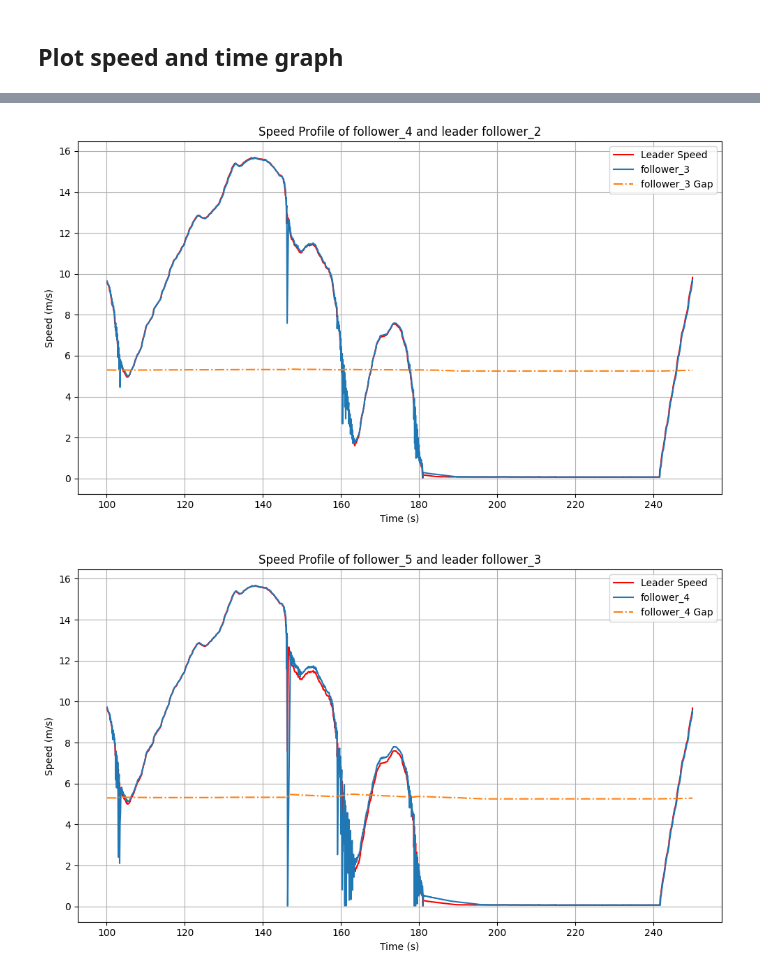
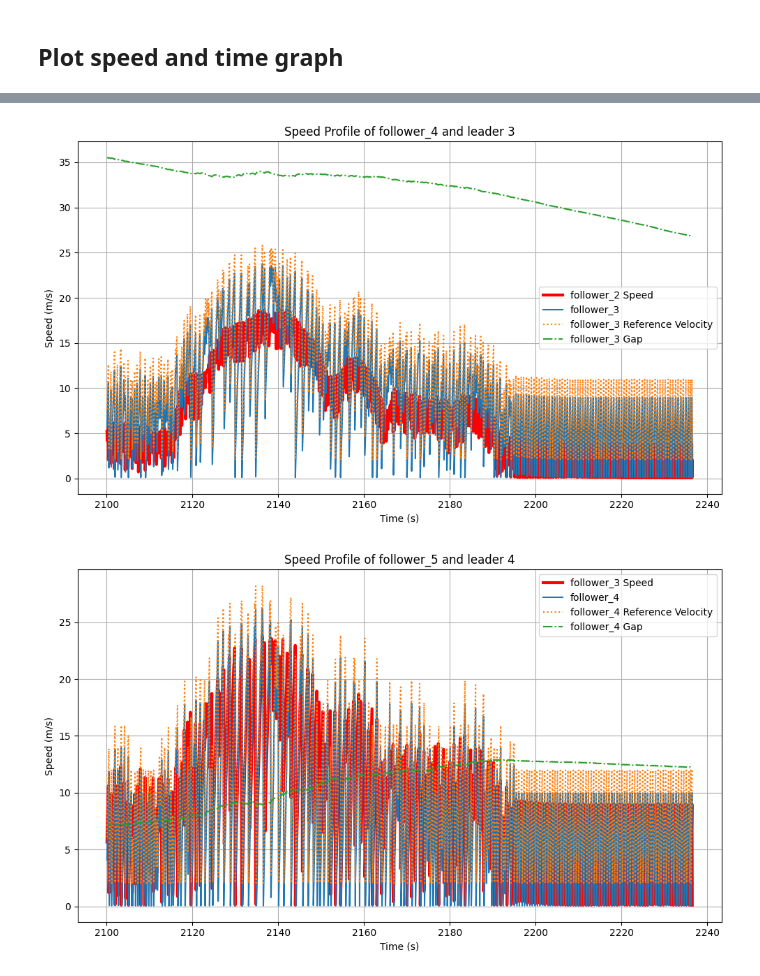
Before and after one commit to shihabict/carla_simulation, a Jupyter notebook: research/analysis_recorded_data.ipynb, the cells around one changed output, grey strips where cells are left out. Cells and saved outputs as stored; diff of their text form; code cells hidden in the pictures.

```diff
--- a/research/analysis_recorded_data.ipynb
+++ b/research/analysis_recorded_data.ipynb
@@ -22,7 +24,7 @@ def load_data(file_path: str) -> pd.DataFrame:
     return df
 # %%
 # load recorded data
-data = load_data("Reports/sim_data_FS_nV_8.csv")
+data = load_data("Reports/sim_data_FS_nV_4_ref30.csv")
 data.head(10)
 # %% [output]
 |  | time | name | x | y | z | speed | acc | gap | command_velocity | ... |
@@ -203,8 +264,11 @@ def plot_follower_speed_profile(df, num_follower, follower, max_points: int = No
                 imm_leader_name = f'follower_{i-1}'
 
             leader_data = df[df['name'] == imm_leader_name]
+            # amplify the leader speed for better visualization
+            # leader_data['speed'] = leader_data['speed'] * 1.2
 
             follower_data = df[df['name'] == follower_name]
+
             if follower_data.empty:
                 print(f"[Warning] No data found for follower: {follower_name}")
                 return
@@ -217,14 +281,17 @@ def plot_follower_speed_profile(df, num_follower, follower, max_points: int = No
 
             plt.figure(figsize=(10, 6))
 
-            plt.plot(leader_data['time'], leader_data['speed'], label='Leader Speed', color='red')
+            plt.plot(leader_data['time'], leader_data['speed'], label=f'{imm_leader_name} Speed', color='red',linewidth=3)
             plt.plot(follower_data['time'], follower_data['speed'], label=follower_name)
             # plt.plot(follower_data['time'], follower_data['command_velocity'], label=f"{follower_name} Command Velocity", linestyle='--')
-            # plt.plot(follower_data['time'], follower_data['reference_speed'], label=f"{follower_name} Reference Velocity", linestyle=':')
+            plt.plot(follower_data['time'], follower_data['reference_speed'], label=f"{follower_name} Reference Velocity", linestyle=':')
             plt.plot(follower_data['time'], follower_data['gap'], label=f"{follower_name} Gap", linestyle='-.')
             plt.xlabel('Time (s)')
             plt.ylabel('Speed (m/s)')
-            plt.title(f'Speed Profile of follower_{i+1} and leader {imm_leader_name}')
+            if i<=0:
+                plt.title(f'Speed Profile of {follower_name} and leader {imm_leader_name}')
+            else:
+                plt.title(f'Speed Profile of follower_{i+1} and leader {i}')
             plt.grid(True)
             plt.legend()
             plt.tight_layout()
@@ -251,5 +318,5 @@ def plot_follower_speed_profile(df, num_follower, follower, max_points: int = No
         plt.tight_layout()
         plt.show()
 # %%
-plot_follower_speed_profile(data,num_follower=8, follower='follower', max_points=2500,min_points=1000)
+plot_follower_speed_profile(data, num_follower=8, follower='follower', max_points=25000,min_points=21000)
 # %% [output]
@@ -259,2 +326,2 @@ plot_follower_speed_profile(data,num_follower=8, follower='follower', max_points
-[figure, old version]
+[figure, new version]
-[figure, old version]
+[figure, new version]
```
Also changed, not shown: parts of 25 cells of this notebook, 5 other files.
